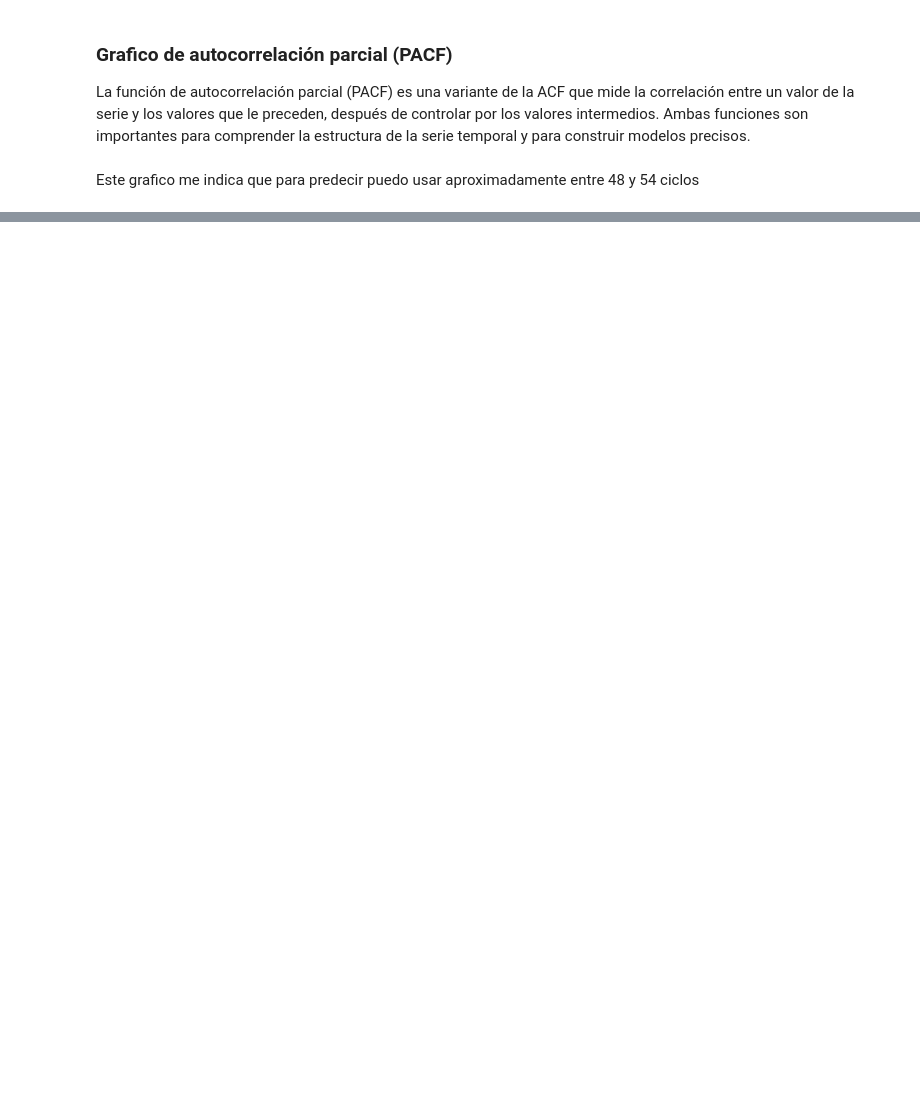
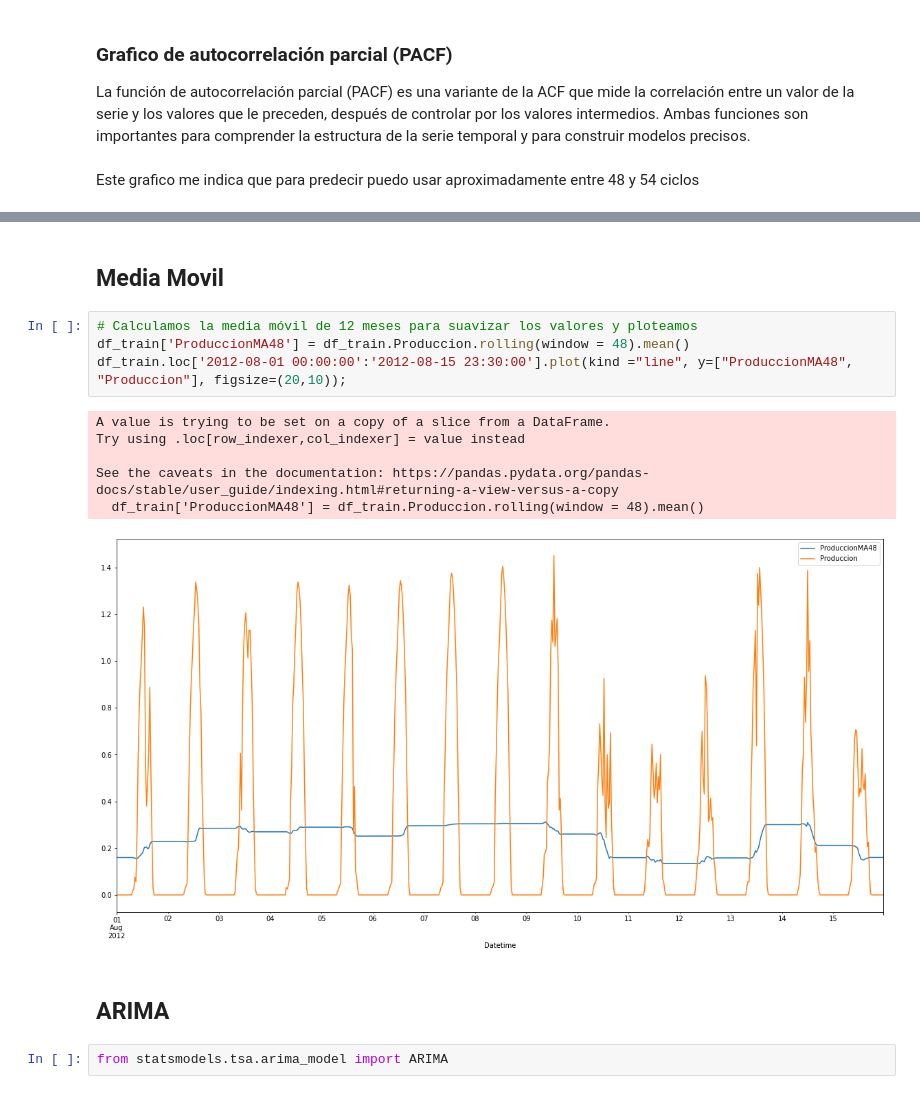
Before and after one commit to PabloSGomez50/humai-solar-panels, a Jupyter notebook: join_dataframe.ipynb, the cells around one changed output, grey strips where cells are left out. Saved outputs shown, nothing was run; the diff lists cells and outputs as text; blank space fills up the shorter version.

```diff
--- a/join_dataframe.ipynb
+++ b/join_dataframe.ipynb
@@ -345,0 +577,17 @@ plt.show()
+# %% [markdown]
+## Media Movil
+# %%
+# Calculamos la media móvil de 12 meses para suavizar los valores y ploteamos
+df_train['ProduccionMA48'] = df_train.Produccion.rolling(window = 48).mean()
+df_train.loc['2012-08-01 00:00:00':'2012-08-15 23:30:00'].plot(kind ="line", y=["ProduccionMA48", "Produccion"], figsize=(20,10));
+# %% [output]
+A value is trying to be set on a copy of a slice from a DataFrame.
+Try using .loc[row_indexer,col_indexer] = value instead
+
+See the caveats in the documentation: https://pandas.pydata.org/pandas-docs/stable/user_guide/indexing.html#returning-a-view-versus-a-copy
+  df_train['ProduccionMA48'] = df_train.Produccion.rolling(window = 48).mean()
+[figure, added]
+# %% [markdown]
+## ARIMA
+# %%
+from statsmodels.tsa.arima_model import ARIMA
```
Also changed, not shown: parts of 24 cells of this notebook.
